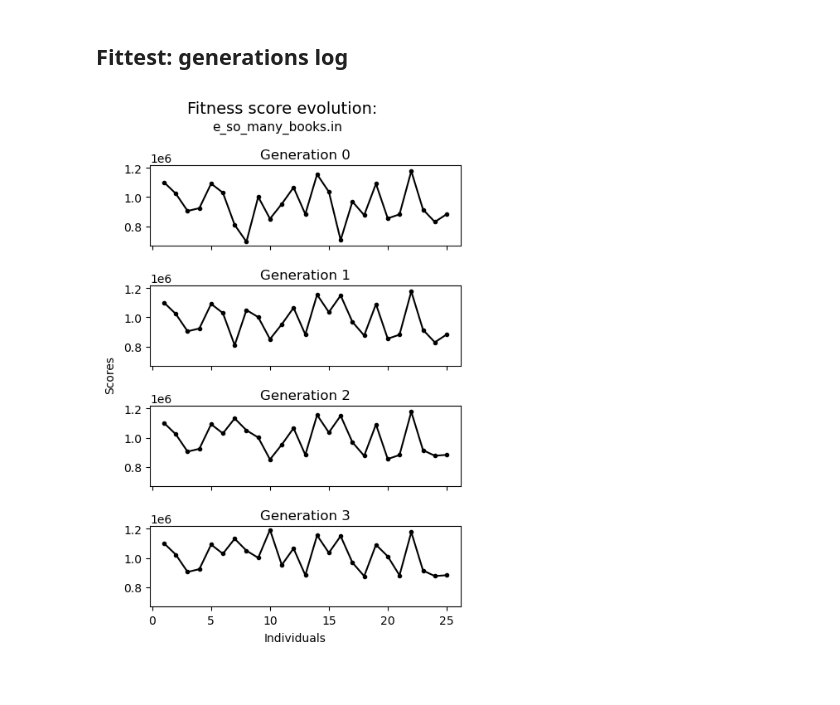
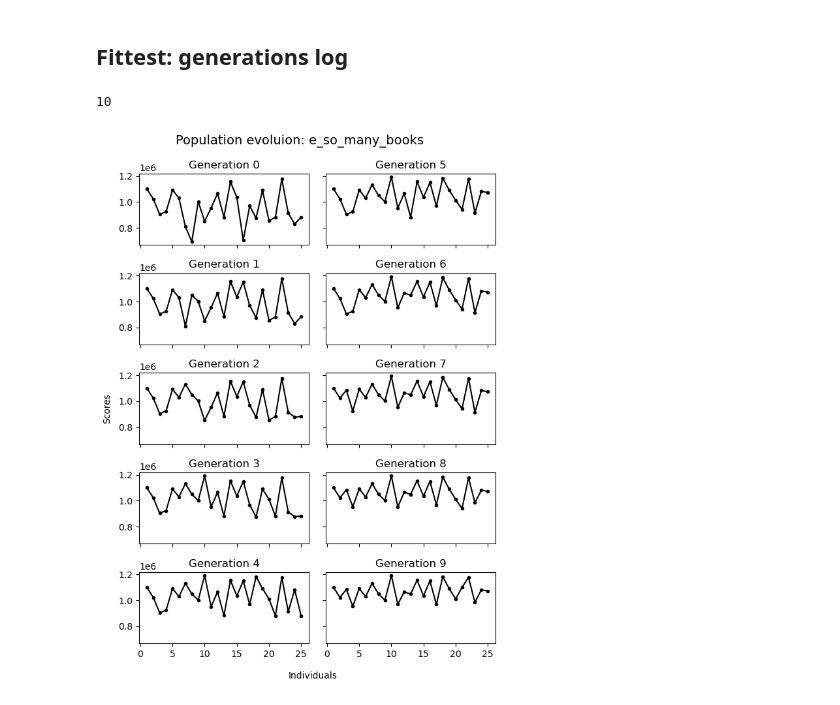
Before and after one commit to igor-diniz/MECD-AI, a Jupyter notebook: analysis/ga/results.ipynb, the cells around one changed output. Drawn from its saved outputs; the diff is of its cells as text; code cells hidden in the pictures.

```diff
--- a/analysis/ga/results.ipynb
+++ b/analysis/ga/results.ipynb
@@ -90,27 +90,37 @@ e_score_log = [[1100784, 1023414, 904772, 923950, 1092017, 1029425, 809310, 6940
 1049495, 1155257, 1035594, 1150178, 969043, 1183916, 1090731, 1011766, 941604, 1177327, 914093, 1081904, 1072773], [1100784, 1023414, 1084516, 923950, 1092017, 1029425, 1132056, 1050501, 1001449, 1192959, 952585, 1065661, 1049495, 1155257, 1035594, 1150178, 969043, 1183916, 1090731, 1011766, 941604, 1177327, 914093, 1081904, 1072773], [1100784, 1023414, 1084516, 954521, 1092017, 1029425, 1132056, 1050501, 1001449, 1192959, 952585, 1065661, 1049495, 1155257, 1035594, 1150178, 969043, 1183916, 1090731, 1011766, 941604, 1177327, 984983, 1081904, 1072773], [1100784, 1023414, 1084516, 954521, 1092017, 1029425, 1132056, 1050501, 1001449, 1192959, 970415, 1065661, 1049495, 1155257, 1035594, 1150178, 969043, 1183916, 1090731, 1011766, 1100845, 1177327, 984983, 1081904, 1072773], [1100784, 1023414, 1084516, 1088574, 1092017, 1029425, 1132056, 1050501, 1001449, 1192959, 970415, 1065661, 1049495, 1155257, 1035594, 1150178, 1105479, 1183916, 1090731, 1011766, 1100845, 1177327, 984983, 1081904, 1072773]]
 # %%
 e_gen_found = 3
-e_score_log = e_score_log[:e_gen_found+1]
+e_score_log = e_score_log[:10]
+# %% [output]
+10
 # %%
-fig, axs = plt.subplots(4, sharex=True, sharey=True, figsize=(5, 7))
+# Visualizing: creating figure with 6 subplots (1 per band)
+fig_rows = 5
+fig_cols = 2
 
-for generation in range(len(e_score_log)):
+subplots_indexes = []
+for j in range(fig_cols):
+    for i in range(fig_rows):
+
+        subplots_indexes.append((i, j))
+
+fig, axs = plt.subplots(nrows=fig_rows, ncols=fig_cols, sharex=True, sharey=True, figsize=(7, 9))
+
+for generation, (i, j) in zip(range(len(e_score_log)), subplots_indexes):
     x = [individual for individual in range(1, len(e_score_log[generation])+1)]
     y = e_score_log[generation]
-    axs[generation].plot(x, y, '-ok', markersize=3)
-    axs[generation].set_title(f"Generation {generation}")
+    axs[i, j].plot(x, y, '-ok', markersize=3)
+    axs[i, j].set_title(f"Generation {generation}")
 
 fig.text(0.5, 0.04, 'Individuals', ha='center')
 fig.text(0.04, 0.5, 'Scores', va='center', rotation='vertical')
-fig.text(0.24, 0.95, 'Fitness score evolution:', size=14)
-fig.text(0.3, 0.92, 'e_so_many_books.in', size=11)
+fig.text(0.2, 0.95, 'Population evoluion: e_so_many_books', size=14)
 
-plt.subplots_adjust(left=0.15,
+plt.subplots_adjust(left=0.12,
                    bottom=0.1,
-                    right=0.9,
-                    top=0.86,
-                    wspace=0.4,
-                    hspace=0.5)
+                    top=0.9,
+                    wspace=0.1,
+                    hspace=0.4)
 plt.show()
 # %% [output]
-[figure, old version]
+[figure, new version]
```
Also changed, not shown: 1 other file.
